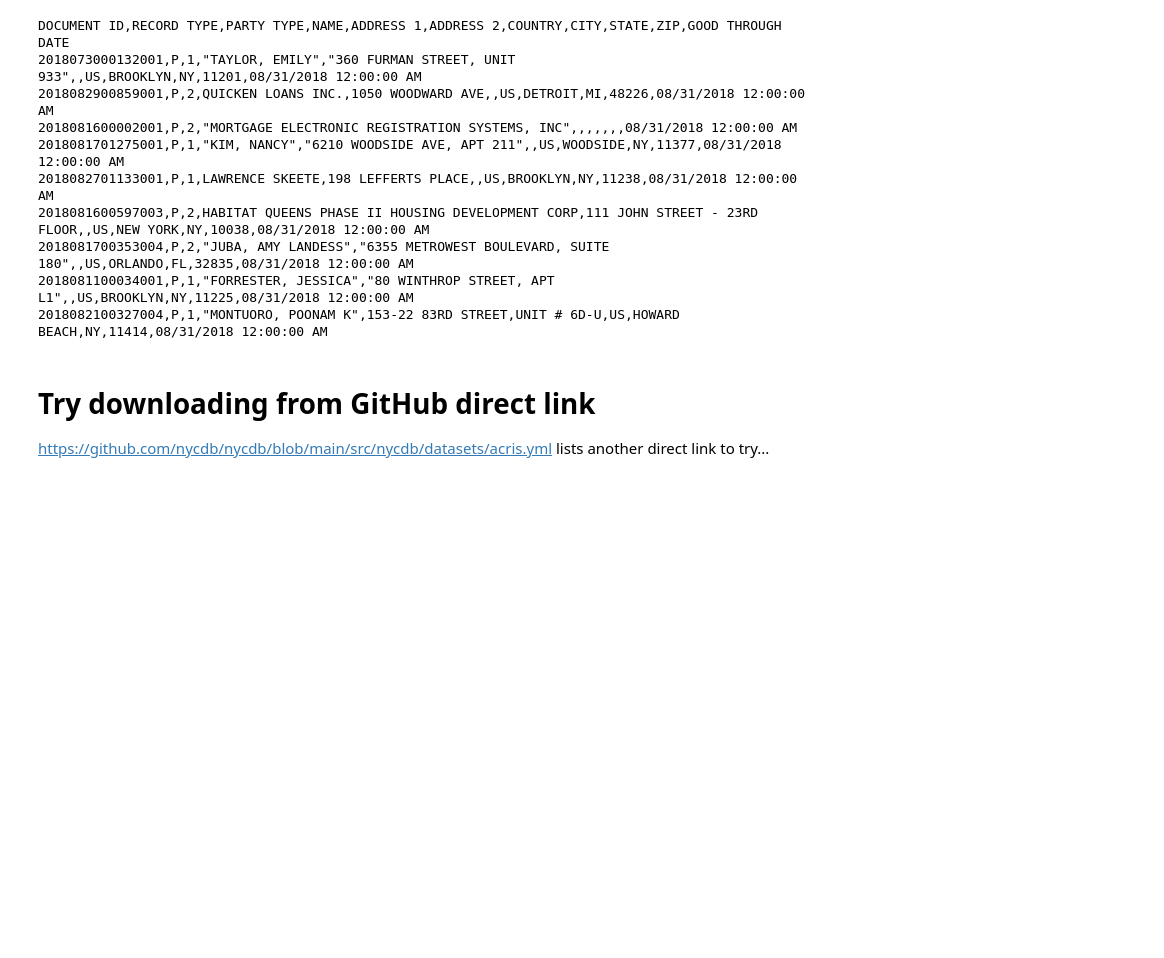
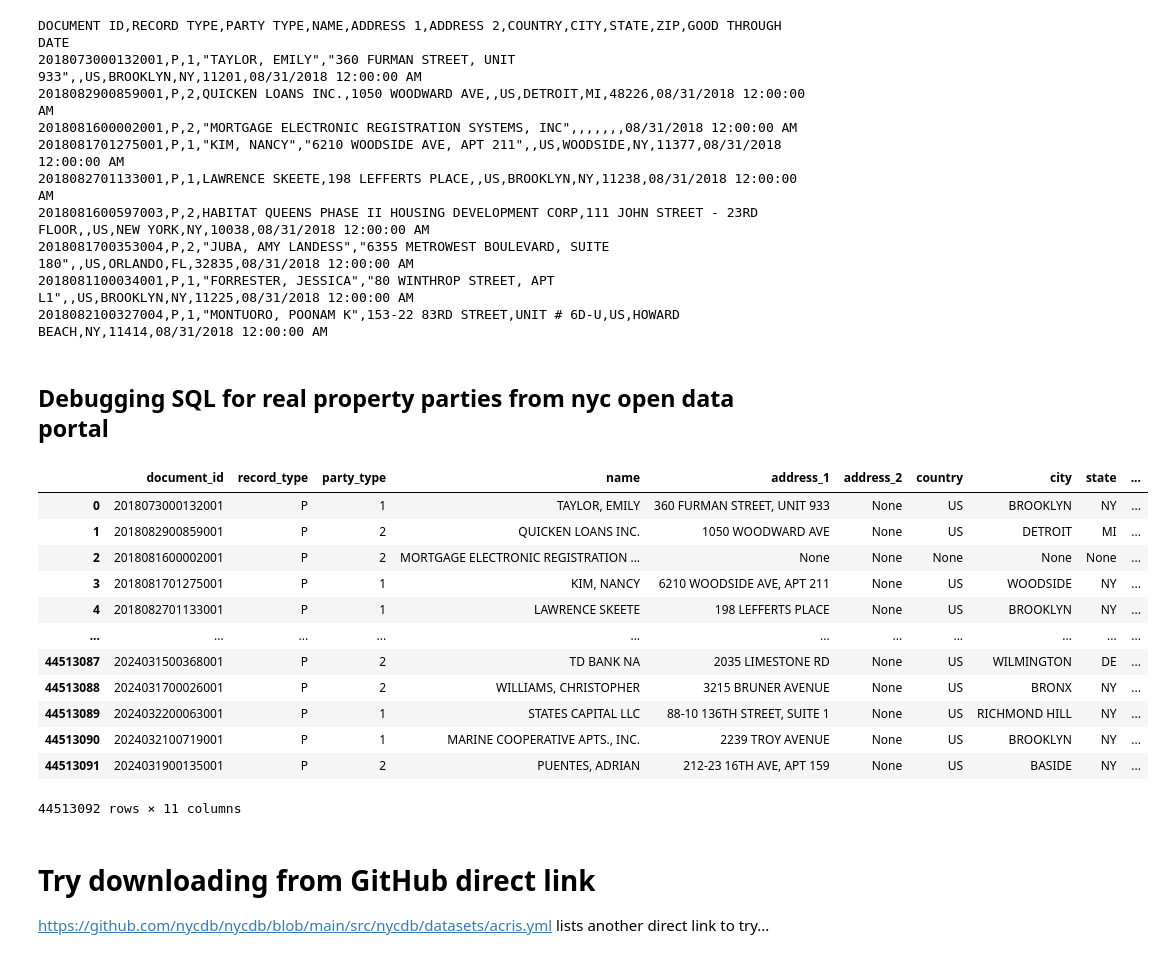
Before and after one commit to jaanli/new-york-real-estate, a Jupyter notebook: notebooks/cityofnewyork.us_department_of_finance_automated_city_register_information_system_acris_real_property_master.ipynb, the cells around one changed output. Drawn from its saved outputs; the diff is of its cells as text; code cells hidden in the pictures; blank space fills up the shorter version.

Commit message:
feat: add real property parties!

```diff
--- a/notebooks/cityofnewyork.us_department_of_finance_automated_city_register_information_system_acris_real_property_master.ipynb
+++ b/notebooks/cityofnewyork.us_department_of_finance_automated_city_register_information_system_acris_real_property_master.ipynb
@@ -230,6 +230,38 @@ DOCUMENT ID,RECORD TYPE,PARTY TYPE,NAME,ADDRESS 1,ADDRESS 2,COUNTRY,CITY,STATE,Z
 2018081700353004,P,2,"JUBA, AMY LANDESS","6355 METROWEST BOULEVARD, SUITE 180",,US,ORLANDO,FL,32835,08/31/2018 12:00:00 AM
 2018081100034001,P,1,"FORRESTER, JESSICA","80 WINTHROP STREET, APT L1",,US,BROOKLYN,NY,11225,08/31/2018 12:00:00 AM
 2018082100327004,P,1,"MONTUORO, POONAM K",153-22 83RD STREET,UNIT # 6D-U,US,HOWARD BEACH,NY,11414,08/31/2018 12:00:00 AM
+# %% [markdown]
+## Debugging SQL for real property parties from nyc open data portal
+# %%
+%%sql
+
+SELECT
+    "DOCUMENT ID"::VARCHAR AS document_id,
+    "RECORD TYPE"::VARCHAR AS record_type,
+    "PARTY TYPE"::INTEGER AS party_type,
+    "NAME"::VARCHAR AS name,
+    "ADDRESS 1"::VARCHAR AS address_1,
+    "ADDRESS 2"::VARCHAR AS address_2,
+    "COUNTRY"::VARCHAR AS country,
+    "CITY"::VARCHAR AS city,
+    "STATE"::VARCHAR AS state,
+    "ZIP"::VARCHAR AS zip,
+    "GOOD THROUGH DATE"::TIMESTAMP AS good_through_date
+FROM read_csv_auto('~/data/rows.csv', header=True, sep=',');
+# %% [output]
+|  | document_id | record_type | party_type | name | address_1 | address_2 | country | city | state | ... |
+| 0 | 2018073000132001 | P | 1 | TAYLOR, EMILY | 360 FURMAN STREET, UNIT 933 | None | US | BROOKLYN | NY | ... |
+| 1 | 2018082900859001 | P | 2 | QUICKEN LOANS INC. | 1050 WOODWARD AVE | None | US | DETROIT | MI | ... |
+| 2 | 2018081600002001 | P | 2 | MORTGAGE ELECTRONIC REGISTRATION ... | None | None | None | None | None | ... |
+| 3 | 2018081701275001 | P | 1 | KIM, NANCY | 6210 WOODSIDE AVE, APT 211 | None | US | WOODSIDE | NY | ... |
+| 4 | 2018082701133001 | P | 1 | LAWRENCE SKEETE | 198 LEFFERTS PLACE | None | US | BROOKLYN | NY | ... |
+| ... | ... | ... | ... | ... | ... | ... | ... | ... | ... | ... |
+| 44513087 | 2024031500368001 | P | 2 | TD BANK NA | 2035 LIMESTONE RD | None | US | WILMINGTON | DE | ... |
+| 44513088 | 2024031700026001 | P | 2 | WILLIAMS, CHRISTOPHER | 3215 BRUNER AVENUE | None | US | BRONX | NY | ... |
+| 44513089 | 2024032200063001 | P | 1 | STATES CAPITAL LLC | 88-10 136TH STREET, SUITE 1 | None | US | RICHMOND HILL | NY | ... |
+| 44513090 | 2024032100719001 | P | 1 | MARINE COOPERATIVE APTS., INC. | 2239 TROY AVENUE | None | US | BROOKLYN | NY | ... |
+| 44513091 | 2024031900135001 | P | 2 | PUENTES, ADRIAN | 212-23 16TH AVE, APT 159 | None | US | BASIDE | NY | ... |
+44513092 rows × 11 columns
 # %% [markdown]
 # Try downloading from GitHub direct link
 
```
Also changed, not shown: parts of 6 cells of this notebook, 4 other files.
